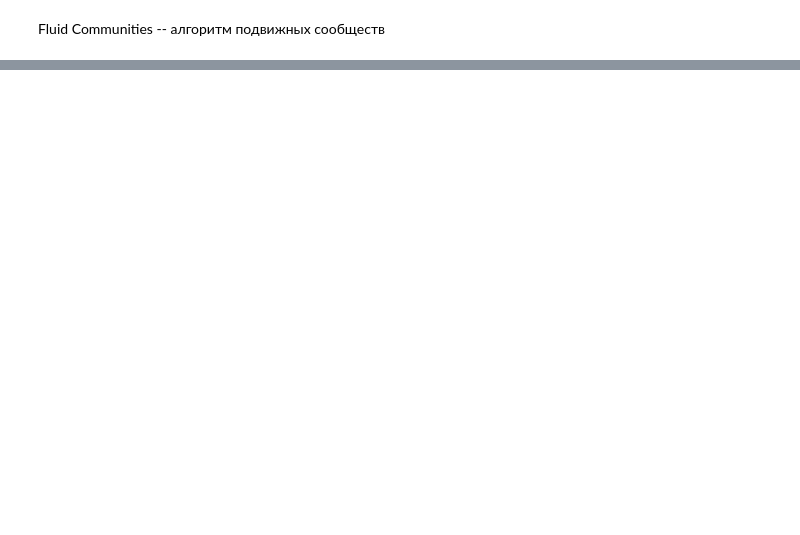
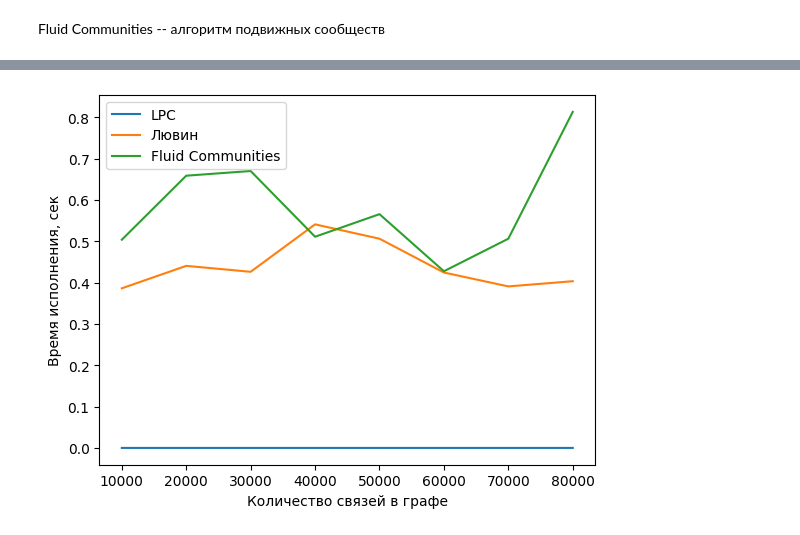
Before and after one commit to TheSawIsTheLaw/PRS, a Jupyter notebook: lab06/src/lab06.ipynb, the cells around one changed output, grey strips where cells are left out. Cells and saved outputs as stored; diff of their text form; code cells hidden in the pictures; blank space fills up the shorter version.

```diff
--- a/lab06/src/lab06.ipynb
+++ b/lab06/src/lab06.ipynb
@@ -95,0 +122,46 @@ nx.draw_networkx(
+# %%
+from time import time
+
+for size in sizes:
+    curGraph = nx.from_pandas_edgelist(facebook[:size], "start_node", "end_node")
+
+    start = time()
+    nx.community.asyn_lpa_communities(curGraph)
+    end = time()
+
+    times["lpc"].append(end - start)
+
+    start = time()
+    nx.community.louvain_communities(curGraph)
+    end = time()
+
+    times["luvin"].append(end - start)
+
+    if (nx.is_connected(curGraph)):
+        start = time()
+        nx.community.asyn_fluidc(curGraph, 10)
+        end = time()
+
+        times["fluid10"].append(end - start)
+
+        start = time()
+        nx.community.asyn_fluidc(curGraph, 40)
+        end = time()
+
+        times["fluid40"].append(end - start)
+    else:
+        times["fluid40"].append(0)
+        times["fluid10"].append(0)
+# %%
+import matplotlib.pyplot as plt
+
+plt.plot(sizes, times["lpc"], label="LPC")
+plt.plot(sizes, times["luvin"], label="Лювин")
+plt.plot(sizes, times["fluid10"], label="Fluid Communities")
+
+plt.legend()
+plt.ylabel("Время исполнения, сек")
+plt.xlabel("Количество связей в графе")
+plt.show()
+# %% [output]
+[figure, added]
```
Also changed, not shown: parts of 10 cells of this notebook, 12 other files.
